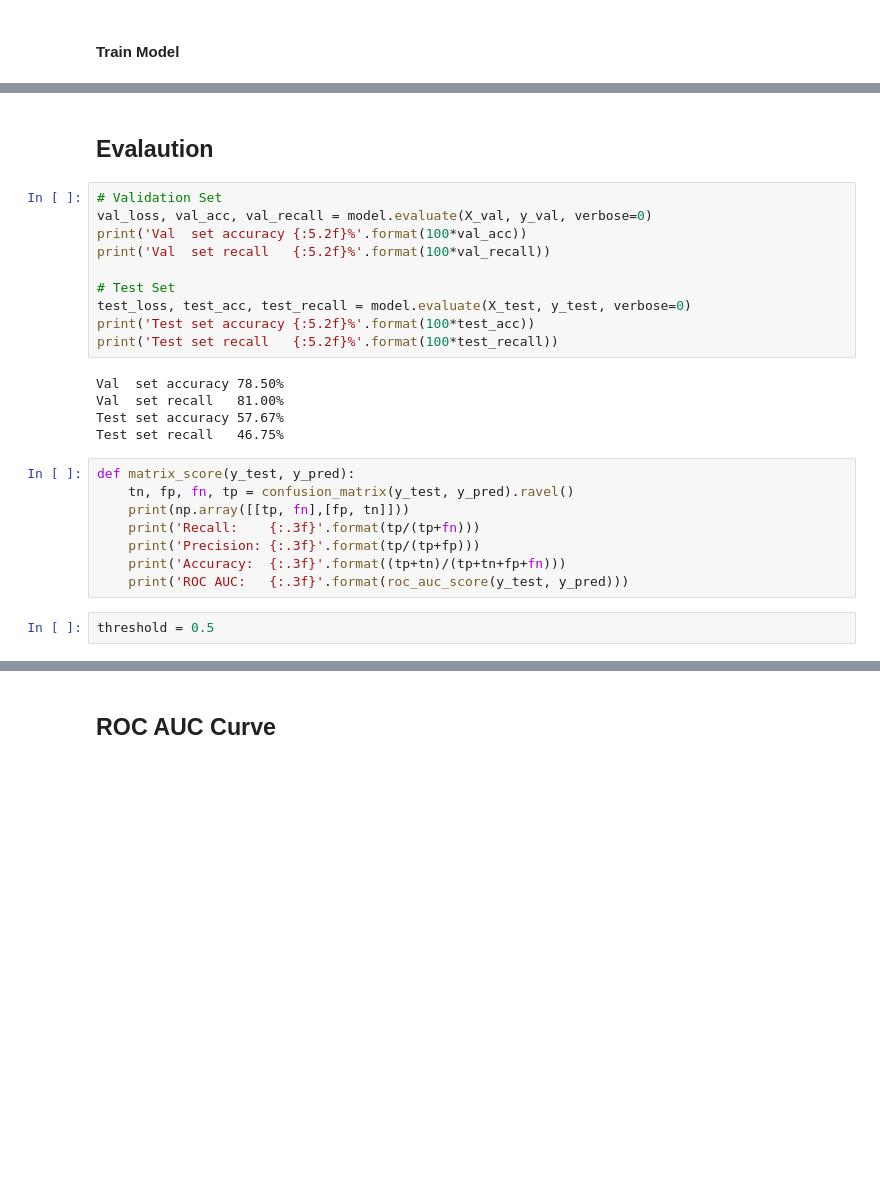
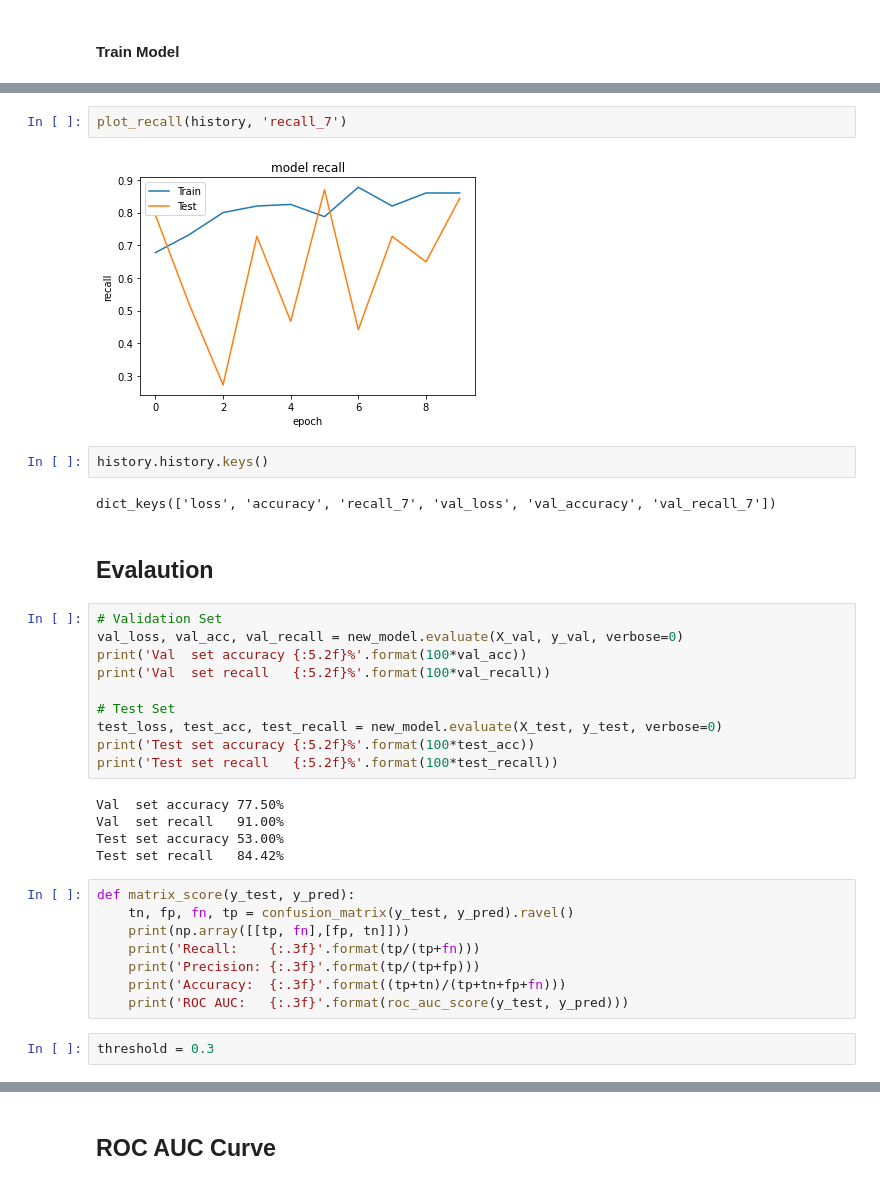
Before and after one commit to taksug229/cancer-image-recognition, a Jupyter notebook: 1. Sample Data Modeling.ipynb, the cells around one changed output, grey strips where cells are left out. Saved outputs shown, nothing was run; the diff lists cells and outputs as text; blank space fills up the shorter version.

```diff
--- a/1. Sample Data Modeling.ipynb
+++ b/1. Sample Data Modeling.ipynb
@@ -216,20 +244,28 @@ _________________________________________________________________
+# %%
+plot_recall(history, 'recall_7')
+# %% [output]
+[figure, added]
+# %%
+history.history.keys()
+# %% [output]
+dict_keys(['loss', 'accuracy', 'recall_7', 'val_loss', 'val_accuracy', 'val_recall_7'])
 # %% [markdown]
 ## Evalaution
 # %%
 # Validation Set
-val_loss, val_acc, val_recall = model.evaluate(X_val, y_val, verbose=0)
+val_loss, val_acc, val_recall = new_model.evaluate(X_val, y_val, verbose=0)
 print('Val  set accuracy {:5.2f}%'.format(100*val_acc))
 print('Val  set recall   {:5.2f}%'.format(100*val_recall))
 
 # Test Set
-test_loss, test_acc, test_recall = model.evaluate(X_test, y_test, verbose=0)
+test_loss, test_acc, test_recall = new_model.evaluate(X_test, y_test, verbose=0)
 print('Test set accuracy {:5.2f}%'.format(100*test_acc))
 print('Test set recall   {:5.2f}%'.format(100*test_recall))
 # %% [output]
-Val  set accuracy 78.50%
-Val  set recall   81.00%
-Test set accuracy 57.67%
-Test set recall   46.75%
+Val  set accuracy 77.50%
+Val  set recall   91.00%
+Test set accuracy 53.00%
+Test set recall   84.42%
 # %%
 def matrix_score(y_test, y_pred):
     tn, fp, fn, tp = confusion_matrix(y_test, y_pred).ravel()
@@ -239,6 +275,6 @@ def matrix_score(y_test, y_pred):
     print('Accuracy:  {:.3f}'.format((tp+tn)/(tp+tn+fp+fn)))
     print('ROC AUC:   {:.3f}'.format(roc_auc_score(y_test, y_pred)))
 # %%
-threshold = 0.5
+threshold = 0.3
 # %%
 # Validation Set
```
Also changed, not shown: parts of 27 cells of this notebook, 1 other file.
